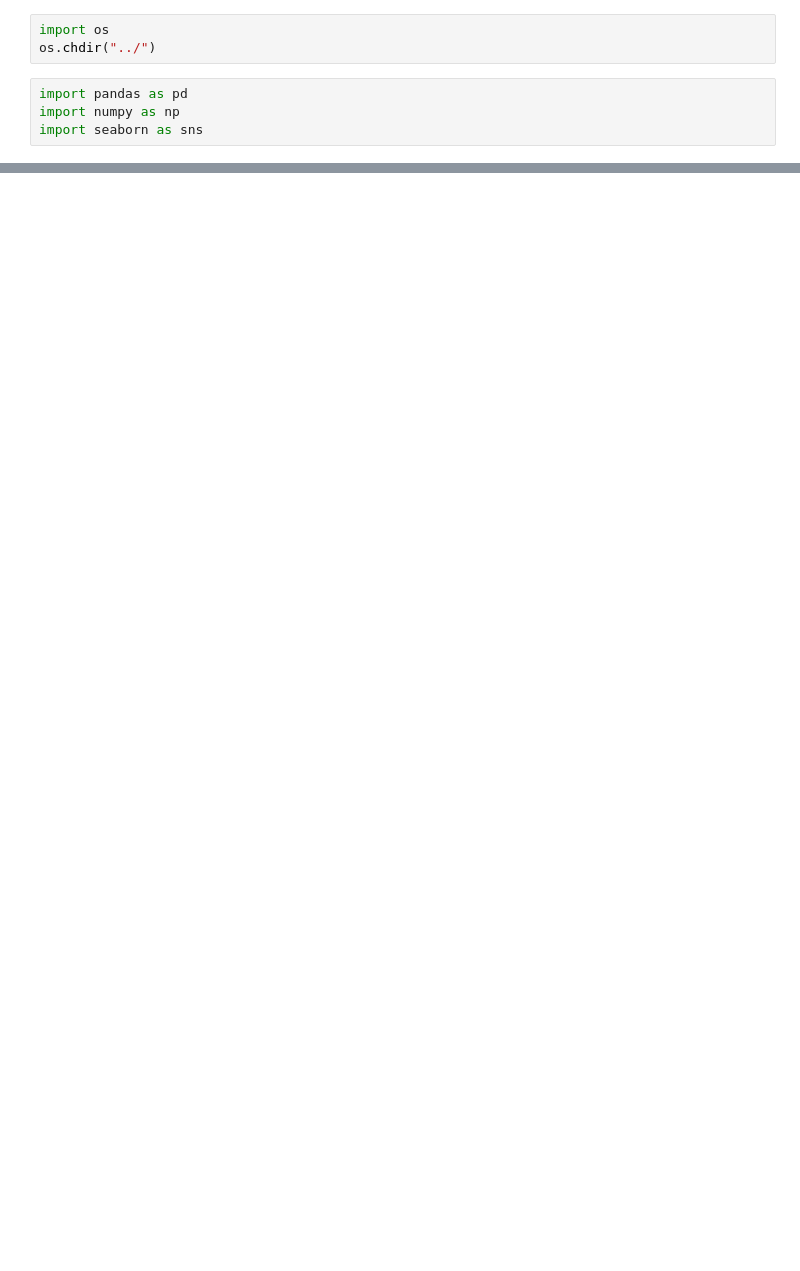
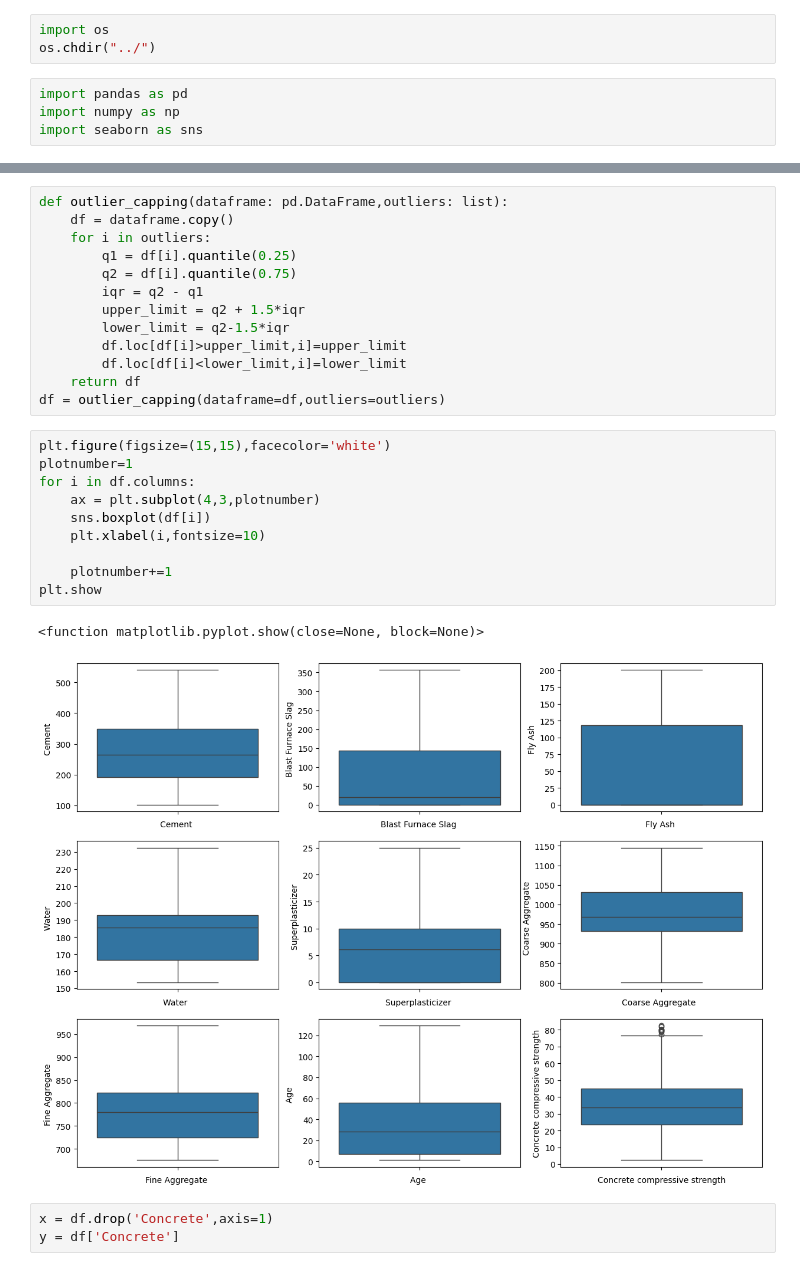
Before and after one commit to Tilakakasapu/CementStrengthPrediction, a Jupyter notebook: research/trails.ipynb, the cells around one changed output, grey strips where cells are left out. Drawn from its saved outputs; the diff is of its cells as text; blank space fills up the shorter version.

```diff
--- a/research/trails.ipynb
+++ b/research/trails.ipynb
@@ -11,0 +125,29 @@ URLError: <urlopen error [WinError 10060] A connection attempt failed because th
+# %%
+def outlier_capping(dataframe: pd.DataFrame,outliers: list):
+    df = dataframe.copy()
+    for i in outliers:
+        q1 = df[i].quantile(0.25)
+        q2 = df[i].quantile(0.75)
+        iqr = q2 - q1
+        upper_limit = q2 + 1.5*iqr
+        lower_limit = q2-1.5*iqr
+        df.loc[df[i]>upper_limit,i]=upper_limit
+        df.loc[df[i]<lower_limit,i]=lower_limit
+    return df
+df = outlier_capping(dataframe=df,outliers=outliers)
+# %%
+plt.figure(figsize=(15,15),facecolor='white')
+plotnumber=1
+for i in df.columns:
+    ax = plt.subplot(4,3,plotnumber)
+    sns.boxplot(df[i])
+    plt.xlabel(i,fontsize=10)
+
+    plotnumber+=1
+plt.show
+# %% [output]
+<function matplotlib.pyplot.show(close=None, block=None)>
+[figure, added]
+# %%
+x = df.drop('Concrete',axis=1)
+y = df['Concrete']
```
Also changed, not shown: parts of 30 cells of this notebook, 22 other files.
